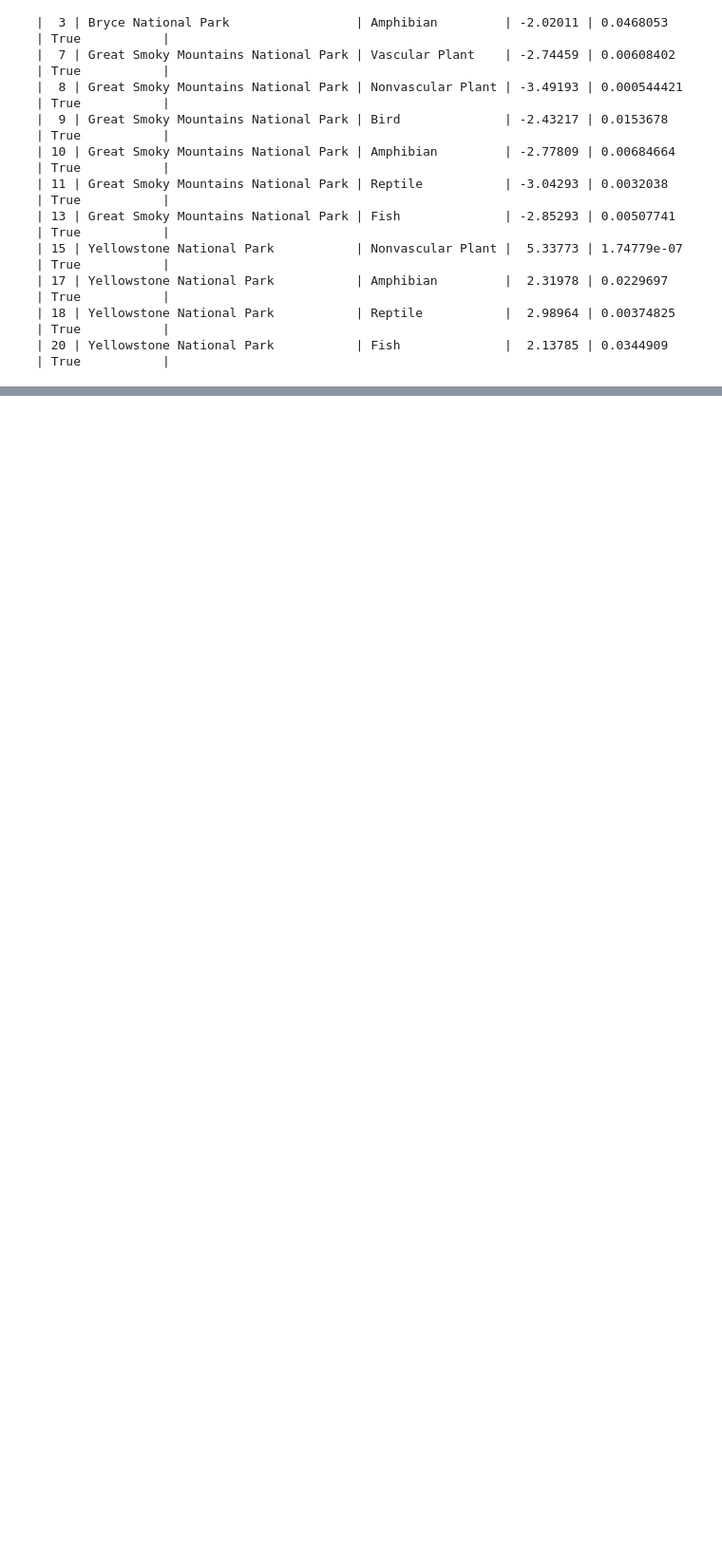
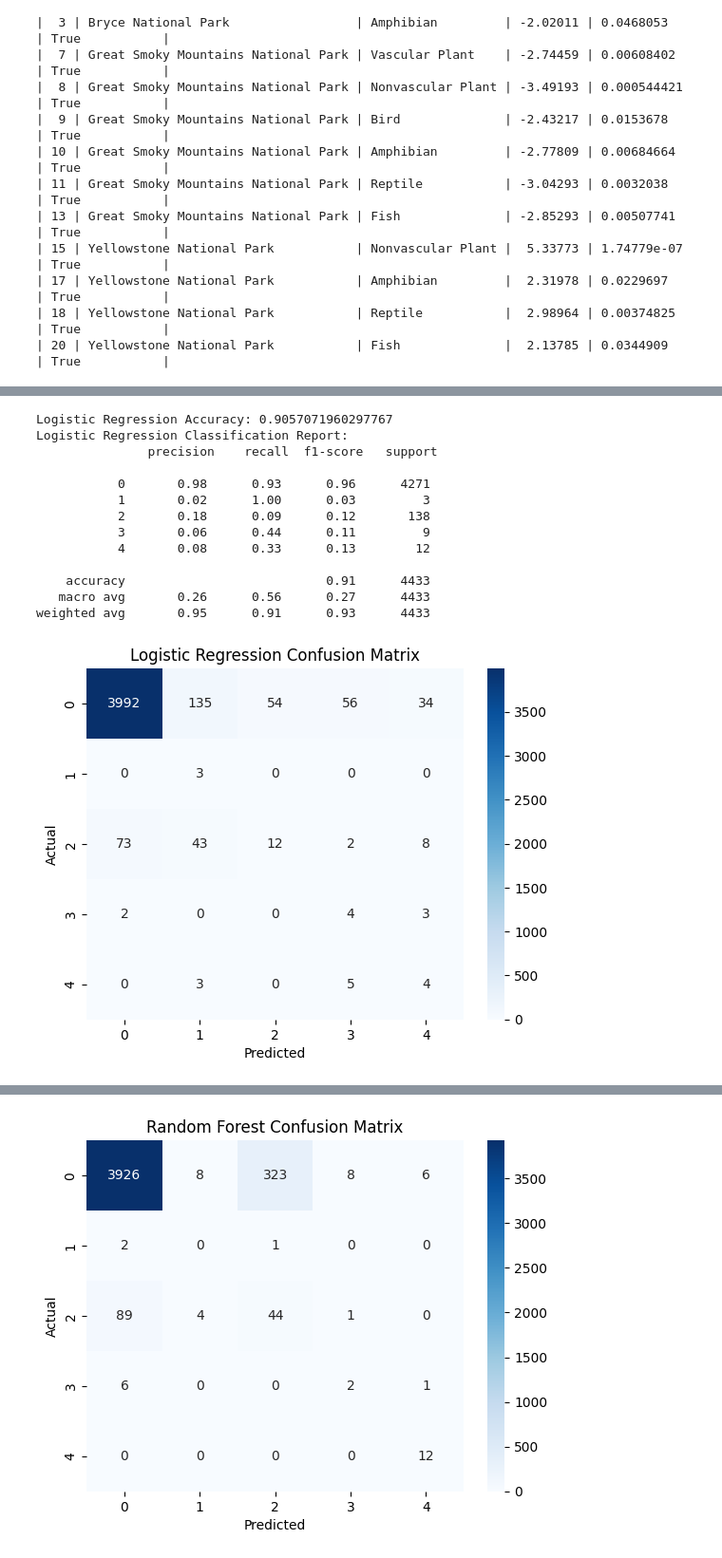
Before and after one commit to zxtheo/Codecademy-biodiversity-project, a Jupyter notebook: biodiversity.ipynb, the cells around one changed output, grey strips where cells are left out. Shown at 95% size. Cells and saved outputs as stored; diff of their text form; code cells hidden in the pictures; blank space fills up the shorter version.

Commit message:
completed first draft

```diff
--- a/biodiversity.ipynb
+++ b/biodiversity.ipynb
@@ -531,0 +699,78 @@ Can we test if a specific park has a significantly higher observation number of
+# %%
+
+merged_df = pd.merge(observations_df, species_df, on='scientific_name', how='left')
+
+merged_df = pd.get_dummies(merged_df, columns=['park_name', 'category'], drop_first=True)
+
+from sklearn.preprocessing import LabelEncoder
+
+label_encoder = LabelEncoder()
+#no intervention = 0, in recovery = 1, species of concern = 2, threatened = 3, endangered = 4
+merged_df['conservation_status_encoded'] = merged_df['conservation_status'].map({'No Intervention': 0, 'In Recovery': 1, 'Species of Concern': 2, 'Threatened': 3, 'Endangered': 4})
+
+from sklearn.model_selection import train_test_split
+
+X = merged_df.drop(['scientific_name', 'common_names', 'conservation_status', 'conservation_status_encoded'], axis=1)
+y = merged_df['conservation_status_encoded']
+
+X_train, X_test, y_train, y_test = train_test_split(X, y, test_size=0.2, random_state=42)
+
+
+from sklearn.linear_model import LogisticRegression
+from sklearn.ensemble import RandomForestClassifier
+
+# Logistic Regression
+logistic_model = LogisticRegression(random_state=42, multi_class='auto', solver='liblinear', class_weight='balanced')
+logistic_model.fit(X_train, y_train)
+
+# Random Forest Classifier
+rf_model = RandomForestClassifier(random_state=42, class_weight='balanced')
+rf_model.fit(X_train, y_train)
+
+from sklearn.metrics import mean_squared_error, r2_score
+import numpy as np
+
+from sklearn.metrics import accuracy_score, classification_report, confusion_matrix
+import matplotlib.pyplot as plt
+import seaborn as sns
+
+# Predictions
+logistic_predictions = logistic_model.predict(X_test)
+rf_predictions = rf_model.predict(X_test)
+
+# Evaluate Logistic Regression
+logistic_accuracy = accuracy_score(y_test, logistic_predictions)
+print("Logistic Regression Accuracy:", logistic_accuracy)
+print("Logistic Regression Classification Report:\n", classification_report(y_test, logistic_predictions))
+logistic_cm = confusion_matrix(y_test, logistic_predictions)
+sns.heatmap(logistic_cm, annot=True, fmt='d', cmap='Blues')
+plt.title('Logistic Regression Confusion Matrix')
+plt.xlabel('Predicted')
+plt.ylabel('Actual')
+plt.show()
+
+# Evaluate Random Forest Classifier
+rf_accuracy = accuracy_score(y_test, rf_predictions)
+print("\nRandom Forest Accuracy:", rf_accuracy)
+print("Random Forest Classification Report:\n", classification_report(y_test, rf_predictions))
+rf_cm = confusion_matrix(y_test, rf_predictions)
+sns.heatmap(rf_cm, annot=True, fmt='d', cmap='Blues')
+plt.title('Random Forest Confusion Matrix')
+plt.xlabel('Predicted')
+plt.ylabel('Actual')
+plt.show()
+# %% [output]
+Logistic Regression Accuracy: 0.9057071960297767
+Logistic Regression Classification Report:
+               precision    recall  f1-score   support
+
+           0       0.98      0.93      0.96      4271
+           1       0.02      1.00      0.03         3
+           2       0.18      0.09      0.12       138
+           3       0.06      0.44      0.11         9
+           4       0.08      0.33      0.13        12
+
+    accuracy                           0.91      4433
+   macro avg       0.26      0.56      0.27      4433
+weighted avg       0.95      0.91      0.93      4433
+[figure, added]
@@ -531,0 +790 @@ Can we test if a specific park has a significantly higher observation number of
+[figure, added]
```
Also changed, not shown: parts of 20 cells of this notebook, 9 other files.
